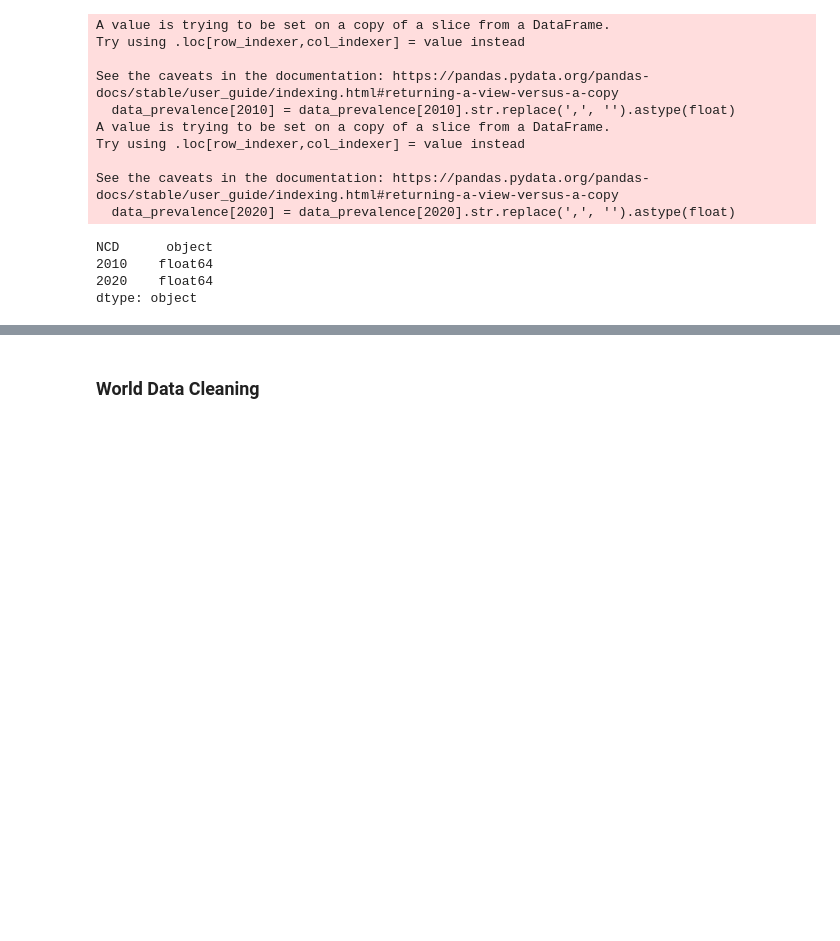
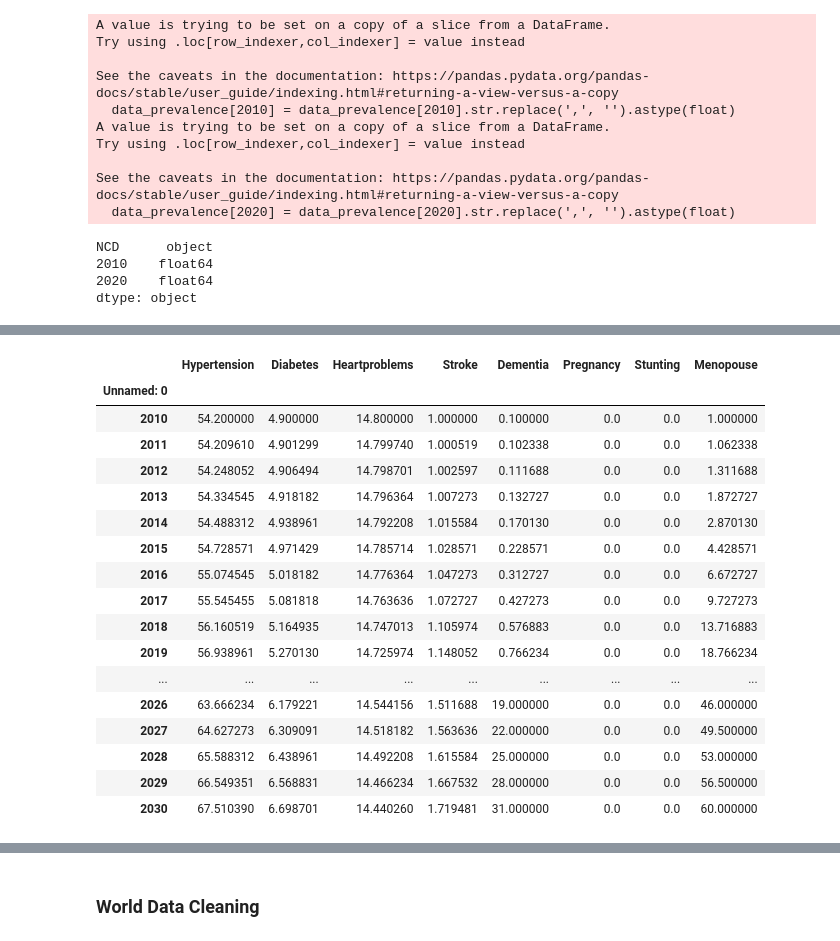
Before and after one commit to Gaia-Dental-Studio/GMed_Impact_Evaluation, a Jupyter notebook: eda.ipynb, the cells around one changed output, grey strips where cells are left out. Cells and saved outputs as stored; diff of their text form; code cells hidden in the pictures; blank space fills up the shorter version.

```diff
--- a/eda.ipynb
+++ b/eda.ipynb
@@ -834,0 +986,5 @@ final_df_corrected.to_csv('ncd_economic_burden_undiagnosed_cleaned.csv')
+# %%
+old_ncd = pd.read_csv('ncd_prevalence_cleaned.csv')
+new_ncd = pd.read_csv('new_ncd_prevalence_cleaned.csv')
+
+new_ncd
@@ -834,0 +1011,28 @@ final_df_corrected.to_csv('ncd_economic_burden_undiagnosed_cleaned.csv')
+# %%
+# Combine the two DataFrames horizontally using first column as the key
+combined_df = pd.merge(old_ncd, new_ncd, on='Unnamed: 0', suffixes=('_old', '_new'))
+# %%
+combined_df
+
+# set the first column as index
+combined_df = combined_df.set_index('Unnamed: 0')
+combined_df
+# %% [output]
+|  | Hypertension | Diabetes | Heartproblems | Stroke | Dementia | Pregnancy | Stunting | Menopouse |
+| Unnamed: 0 |  |  |  |  |  |  |  |  |
+| 2010 | 54.200000 | 4.900000 | 14.800000 | 1.000000 | 0.100000 | 0.0 | 0.0 | 1.000000 |
+| 2011 | 54.209610 | 4.901299 | 14.799740 | 1.000519 | 0.102338 | 0.0 | 0.0 | 1.062338 |
+| 2012 | 54.248052 | 4.906494 | 14.798701 | 1.002597 | 0.111688 | 0.0 | 0.0 | 1.311688 |
+| 2013 | 54.334545 | 4.918182 | 14.796364 | 1.007273 | 0.132727 | 0.0 | 0.0 | 1.872727 |
+| 2014 | 54.488312 | 4.938961 | 14.792208 | 1.015584 | 0.170130 | 0.0 | 0.0 | 2.870130 |
+| 2015 | 54.728571 | 4.971429 | 14.785714 | 1.028571 | 0.228571 | 0.0 | 0.0 | 4.428571 |
+| 2016 | 55.074545 | 5.018182 | 14.776364 | 1.047273 | 0.312727 | 0.0 | 0.0 | 6.672727 |
+| 2017 | 55.545455 | 5.081818 | 14.763636 | 1.072727 | 0.427273 | 0.0 | 0.0 | 9.727273 |
+| 2018 | 56.160519 | 5.164935 | 14.747013 | 1.105974 | 0.576883 | 0.0 | 0.0 | 13.716883 |
+| 2019 | 56.938961 | 5.270130 | 14.725974 | 1.148052 | 0.766234 | 0.0 | 0.0 | 18.766234 |
+| ... | ... | ... | ... | ... | ... | ... | ... | ... |
+| 2026 | 63.666234 | 6.179221 | 14.544156 | 1.511688 | 19.000000 | 0.0 | 0.0 | 46.000000 |
+| 2027 | 64.627273 | 6.309091 | 14.518182 | 1.563636 | 22.000000 | 0.0 | 0.0 | 49.500000 |
+| 2028 | 65.588312 | 6.438961 | 14.492208 | 1.615584 | 25.000000 | 0.0 | 0.0 | 53.000000 |
+| 2029 | 66.549351 | 6.568831 | 14.466234 | 1.667532 | 28.000000 | 0.0 | 0.0 | 56.500000 |
+| 2030 | 67.510390 | 6.698701 | 14.440260 | 1.719481 | 31.000000 | 0.0 | 0.0 | 60.000000 |
```
Also changed, not shown: parts of 16 cells of this notebook, 9 other files.
